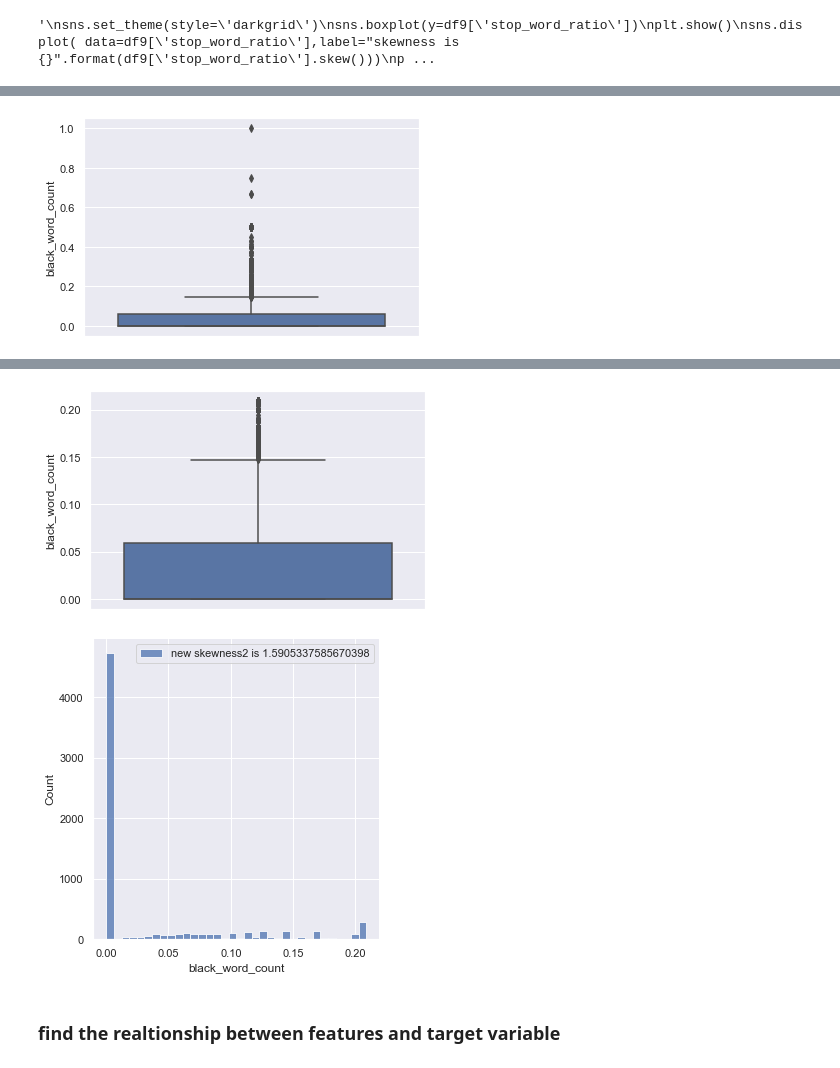
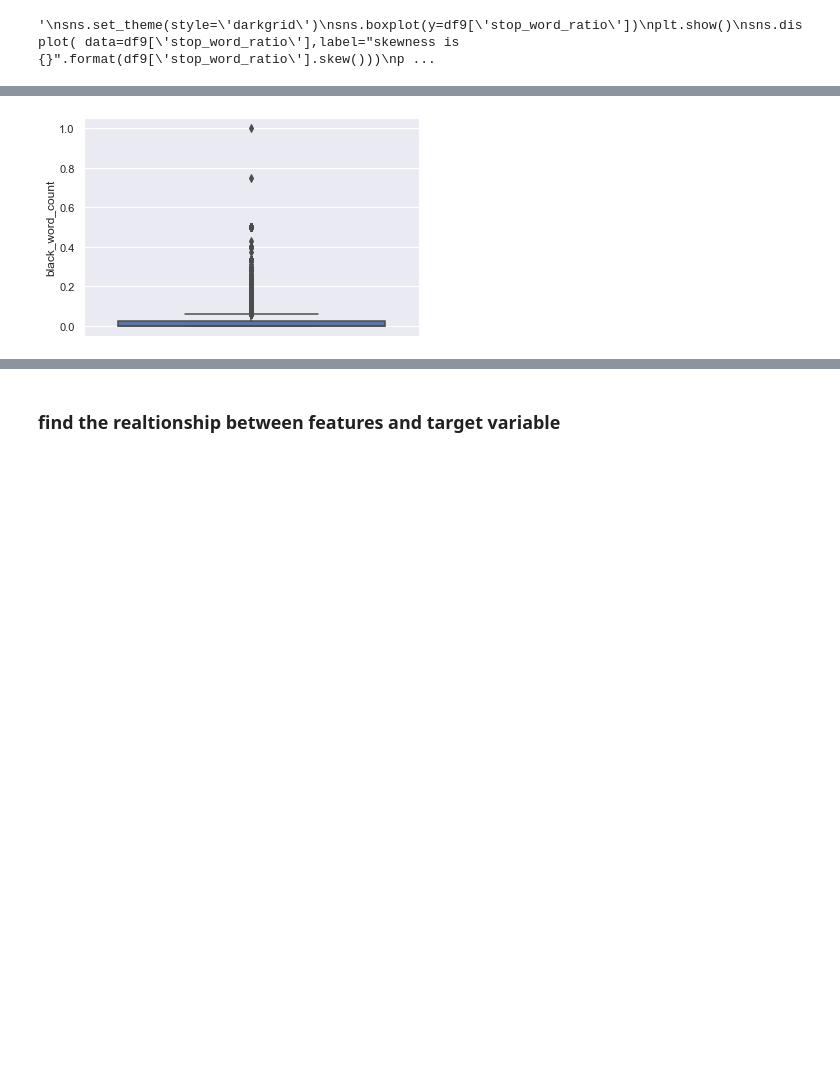
Before and after one commit to OvinduWijethunge/Machine_Learning_Projects, a Jupyter notebook: youtube spam classifier/EAD & FE.ipynb, the cells around one changed output, grey strips where cells are left out. Drawn from its saved outputs; the diff is of its cells as text; code cells hidden in the pictures; blank space fills up the shorter version.

```diff
--- a/youtube spam classifier/EAD & FE.ipynb
+++ b/youtube spam classifier/EAD & FE.ipynb
@@ -410,7 +447,7 @@ plt.show()
 
 
 #x = df10['post_coment_gap'].quantile(0.1)
-y = df10['post_coment_gap'].quantile(0.82)
+y = df10['post_coment_gap'].quantile(0.80)
 #df10['post_coment_gap']= np.where(df10['post_coment_gap'] < x,  x,df10['post_coment_gap'])
 df10['post_coment_gap']= np.where(df10['post_coment_gap'] > y,  y,df10['post_coment_gap'])
 
@@ -431,22 +474,22 @@ df11 = df10.copy()
 # %%
 sns.set_theme(style='darkgrid')
 sns.boxplot(y=df11['black_word_count'])
 plt.show()
 sns.displot( data=df11['black_word_count'],label="skewness is {}".format(df11['black_word_count'].skew()))
 plt.legend(loc='best')
 plt.show()
 
 
 #x = df10['post_coment_gap'].quantile(0.1)
-y = df11['black_word_count'].quantile(0.96)
+#y = df11['black_word_count'].quantile(0.99)
 #df10['post_coment_gap']= np.where(df10['post_coment_gap'] < x,  x,df10['post_coment_gap'])
-df11['black_word_count']= np.where(df11['black_word_count'] > y,  y,df11['black_word_count'])
+#df11['black_word_count']= np.where(df11['black_word_count'] > y,  y,df11['black_word_count'])
 
 
-sns.boxplot(y=df11['black_word_count'])
-plt.show()
-sns.displot(data=df11['black_word_count'],label="new skewness2 is {}".format(df11['black_word_count'].skew()))
-plt.legend(loc='best')
-plt.show()
+#sns.boxplot(y=df11['black_word_count'])
+#plt.show()
+#sns.displot(data=df11['black_word_count'],label="new skewness2 is {}".format(df11['black_word_count'].skew()))
+#plt.legend(loc='best')
+#plt.show()
 # %% [output]
-[figure, old version]
+[figure, new version]
@@ -454,5 +497,3 @@ plt.show()
-[figure, removed]
-[figure, removed]
 # %%
 # outliers handle in features
 # %%
```
Also changed, not shown: parts of 35 cells of this notebook, 16 other files.
